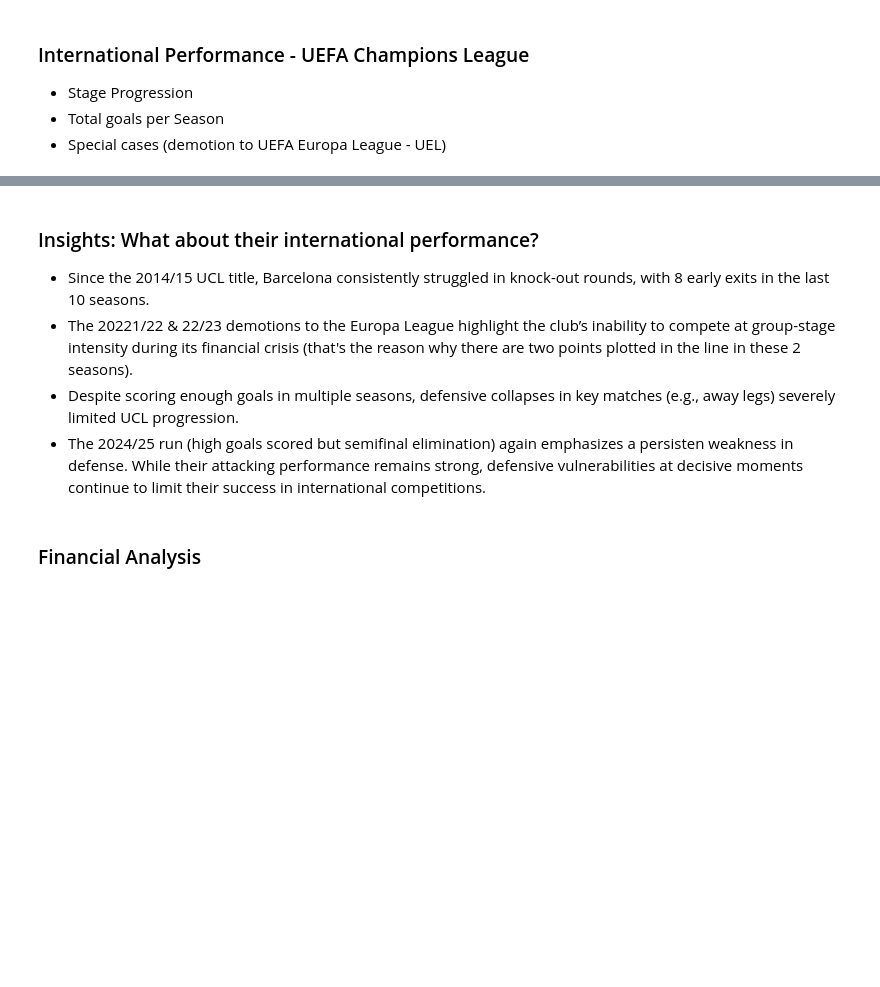
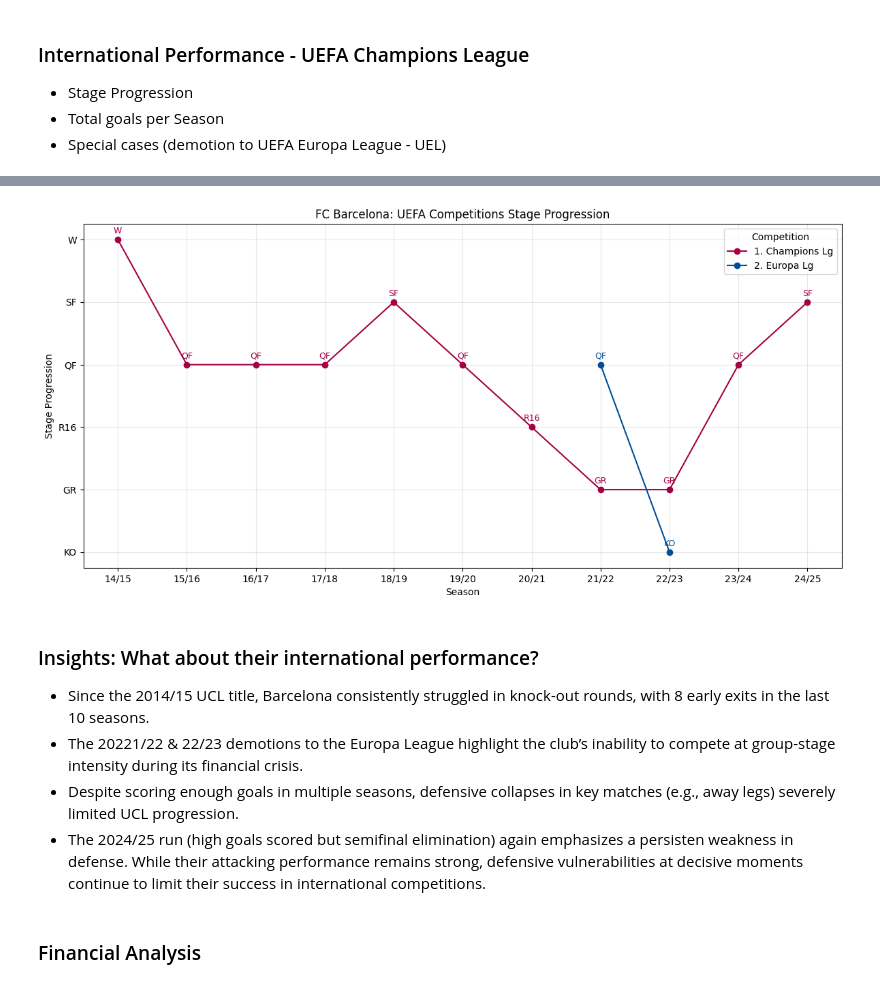
Before and after one commit to linhtran1003/fc-barcelona-performance-analysis, a Jupyter notebook: FCB_performance_analysis.ipynb, the cells around one changed output, grey strips where cells are left out. Cells and saved outputs as stored; diff of their text form; code cells hidden in the pictures; blank space fills up the shorter version.

Commit message:
Updating plot for UCL data

```diff
--- a/FCB_performance_analysis.ipynb
+++ b/FCB_performance_analysis.ipynb
@@ -243,0 +204,6 @@ fig.tight_layout()
+# %%
+stage_map = {
+    "KO": 1, "GR": 2, "R16": 3, "QF": 4, "SF": 5, "W": 6,
+}
+df2["Stage Progression"] = df2["Stage Reached"].map(stage_map)
+df2
@@ -244,7 +225,46 @@ fig.tight_layout()
+# %%
+## stats visualize
+#========== PLOT: Goals and Rank ==========
+plt.figure(figsize=(12, 6))
+
+# define colors for competitions
+colors = {"1. Champions Lg": "#A50044", "2. Europa Lg": "#004D98"}
+
+# plot each competition separately
+for comp in df2["Intl Comp"].unique():
+    comp_df = df2[df2["Intl Comp"] == comp].sort_values("Season")
+
+    plt.plot(
+        comp_df["Season"],
+        comp_df["Stage Progression"],
+        marker='o',
+        linestyle='-',
+        color=colors[comp],
+        label=f"{comp}"
+    )
+
+    # annotate stage on each point
+    for x, y, txt in zip(comp_df["Season"], comp_df["Stage Progression"], comp_df["Stage Reached"]):
+        plt.text(x, y + 0.1, txt, ha='center', fontsize=9, color=colors[comp])
+
+# y-axis values
+plt.yticks(list(stage_map.values()), list(stage_map.keys()))
+
+# labels and title
+plt.xlabel("Season")
+plt.ylabel("Stage Progression")
+plt.title("FC Barcelona: UEFA Competitions Stage Progression")
+plt.legend(title="Competition", loc="upper right")
+plt.grid(alpha=0.3)
+
+plt.tight_layout()
+plt.show()
+# %% [output]
+[figure, added]
 # %% [markdown]
 ### Insights: What about their international performance?
 - Since the 2014/15 UCL title, Barcelona consistently struggled in knock-out rounds, with 8 early exits in the last 10 seasons.
-- The 20221/22 & 22/23 demotions to the Europa League highlight the club’s inability to compete at group-stage intensity during its financial crisis (that's the reason why there are two points plotted in the line in these 2 seasons).
+- The 20221/22 & 22/23 demotions to the Europa League highlight the club’s inability to compete at group-stage intensity during its financial crisis.
 - Despite scoring enough goals in multiple seasons, defensive collapses in key matches (e.g., away legs) severely limited UCL progression.
 - The 2024/25 run (high goals scored but semifinal elimination) again emphasizes a persisten weakness in defense. While their attacking performance remains strong, defensive vulnerabilities at decisive moments continue to limit their success in international competitions.
 # %% [markdown]
```
Also changed, not shown: parts of 5 cells of this notebook.
